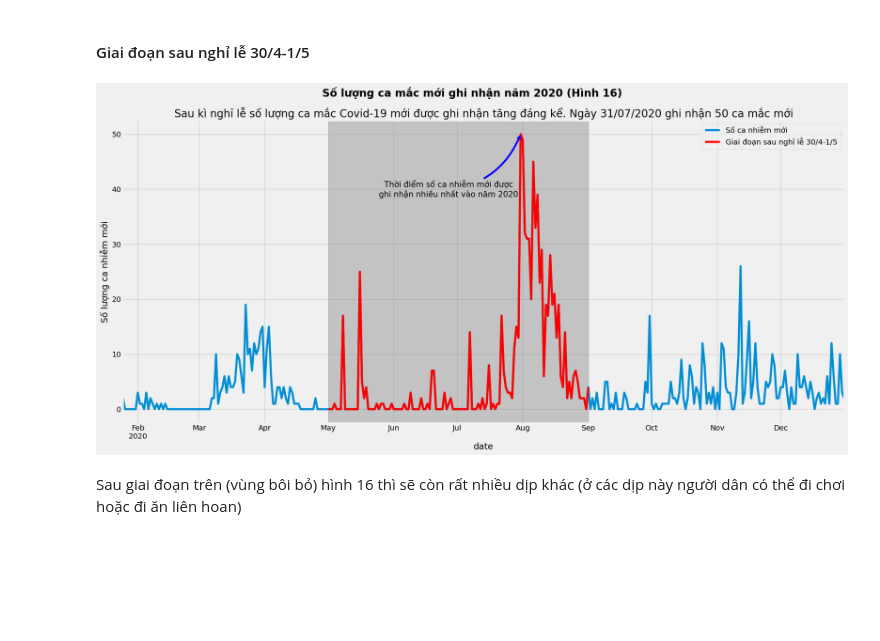
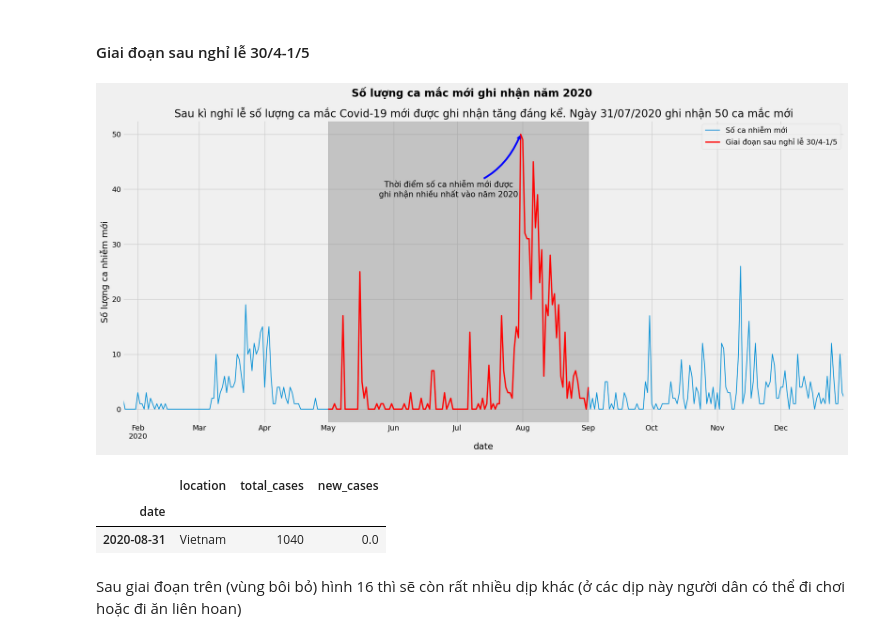
Before and after one commit to manh0387/BTL_LapTrinhAI, a Jupyter notebook: data_analyst.ipynb, the cells around one changed output. Saved outputs shown, nothing was run; the diff lists cells and outputs as text; code cells hidden in the pictures; blank space fills up the shorter version.

```diff
--- a/data_analyst.ipynb
+++ b/data_analyst.ipynb
@@ -558,25 +723,31 @@ plt.show()
 # %% [markdown]
 #### Giai đoạn sau nghỉ lễ 30/4-1/5
 # %%
-vn_covid_2020['new_cases'].plot(label="Số ca nhiễm mới")
+vn_covid_2020['new_cases'].plot(label="Số ca nhiễm mới", linewidth=1.5)
 plt.xlabel('Ngày')
 plt.ylabel('Số lượng ca nhiễm mới')
-plt.suptitle("Số lượng ca mắc mới ghi nhận năm 2020 (Hình 16)", fontsize=20, weight='bold')
+plt.suptitle("Số lượng ca mắc mới ghi nhận năm 2020", fontsize=20, weight='bold')
 plt.title("Sau kì nghỉ lễ số lượng ca mắc Covid-19 mới được ghi nhận tăng đáng kể. Ngày 31/07/2020 ghi nhận 50 ca mắc mới")
-vn_covid_2020[(vn_covid_2020.index >= '2020-05-01') & (vn_covid_2020.index <= '2020-09-01')]['new_cases'].plot(color='red', label='Giai đoạn sau nghỉ lễ 30/4-1/5')
+vn_covid_2020[(vn_covid_2020.index >= '2020-05-01') & (vn_covid_2020.index <= '2020-09-01')]['new_cases'].plot(color='red', label='Giai đoạn sau nghỉ lễ 30/4-1/5', linewidth=2.5)
 plt.annotate("Thời điểm số ca nhiễm mới được\nghi nhận nhiều nhất vào năm 2020",
             xy=(18474, 50), xycoords='data',
             xytext=(18440, 40), textcoords='data',
             size=15, va="center", ha="center",
             arrowprops=dict(arrowstyle="simple",
                             connectionstyle="arc3,rad=0.3", color='blue'))
 plt.axvspan(xmin=18383, xmax=18506, ymin=0, alpha=0.4, color='gray')
 
 plt.legend()
 plt.tight_layout()
 plt.show()
 # %% [output]
-[figure, old version]
+[figure, new version]
+# %%
+vn_covid_2020[vn_covid_2020.index=='2020-08-31']
+# %% [output]
+|  | location | total_cases | new_cases |
+| date |  |  |  |
+| 2020-08-31 | Vietnam | 1040 | 0.0 |
 # %% [markdown]
 Sau giai đoạn trên (vùng bôi bỏ) hình 16 thì sẽ còn rất nhiều dịp khác (ở các dịp này người dân có thể đi chơi hoặc đi ăn liên hoan)
 # %% [markdown]
```
Also changed, not shown: parts of 37 cells of this notebook.
